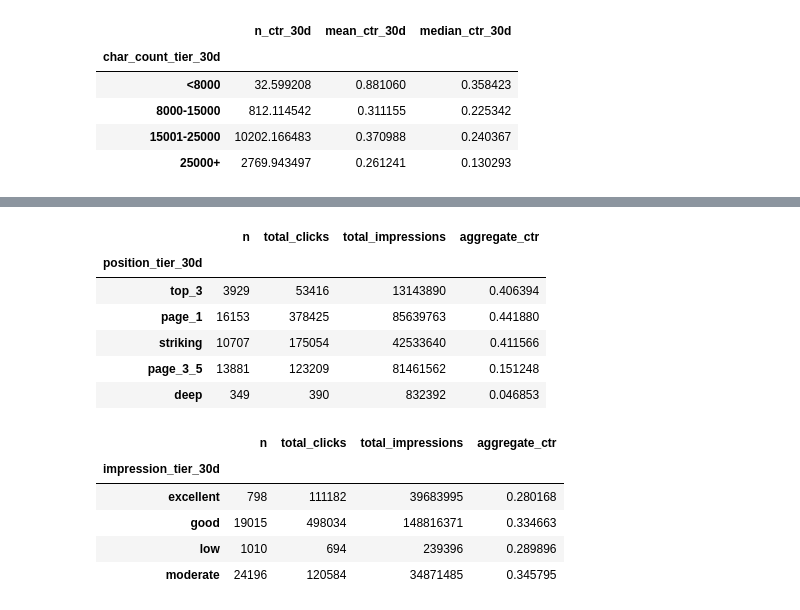
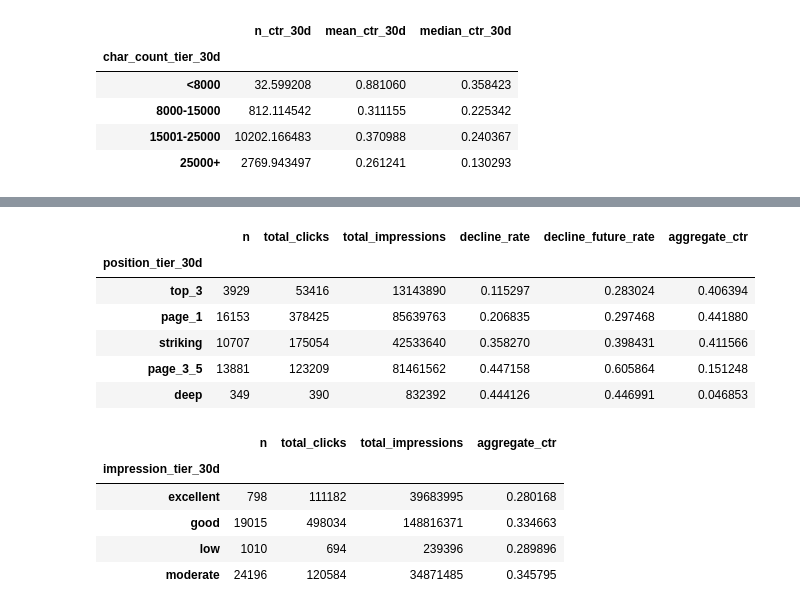
Before and after one commit to octane21/flyrank-internship-ML, a Jupyter notebook: work/notebooks/w04_baseline_score.ipynb, the cells around one changed output, grey strips where cells are left out. Drawn from its saved outputs; the diff is of its cells as text; code cells hidden in the pictures.

```diff
--- a/work/notebooks/w04_baseline_score.ipynb
+++ b/work/notebooks/w04_baseline_score.ipynb
@@ -750,26 +776,28 @@ memory usage: 24.9+ MB
 # %%
 result = (
     dataset.groupby("position_tier_30d")
     .agg(
         n=("gsc_clicks_30d", "count"),
         total_clicks=("gsc_clicks_30d", "sum"),
-        total_impressions=("gsc_impressions_30d", "sum")
+        total_impressions=("gsc_impressions_30d", "sum"),
+        decline_rate=("decline_label", "mean"),
+        decline_future_rate=("decline_future_label", "mean")
     )
 )
 
 result["aggregate_ctr"] = (
     result["total_clicks"] / result["total_impressions"] * 100
 )
 
 result
 # %% [output]
-|  | n | total_clicks | total_impressions | aggregate_ctr |
-| position_tier_30d |  |  |  |  |
-| top_3 | 3929 | 53416 | 13143890 | 0.406394 |
-| page_1 | 16153 | 378425 | 85639763 | 0.441880 |
-| striking | 10707 | 175054 | 42533640 | 0.411566 |
-| page_3_5 | 13881 | 123209 | 81461562 | 0.151248 |
-| deep | 349 | 390 | 832392 | 0.046853 |
+|  | n | total_clicks | total_impressions | decline_rate | decline_future_rate | aggregate_ctr |
+| position_tier_30d |  |  |  |  |  |  |
+| top_3 | 3929 | 53416 | 13143890 | 0.115297 | 0.283024 | 0.406394 |
+| page_1 | 16153 | 378425 | 85639763 | 0.206835 | 0.297468 | 0.441880 |
+| striking | 10707 | 175054 | 42533640 | 0.358270 | 0.398431 | 0.411566 |
+| page_3_5 | 13881 | 123209 | 81461562 | 0.447158 | 0.605864 | 0.151248 |
+| deep | 349 | 390 | 832392 | 0.444126 | 0.446991 | 0.046853 |
 # %%
 result = (
     dataset.groupby("impression_tier_30d")
```
Also changed, not shown: parts of 12 cells of this notebook.
